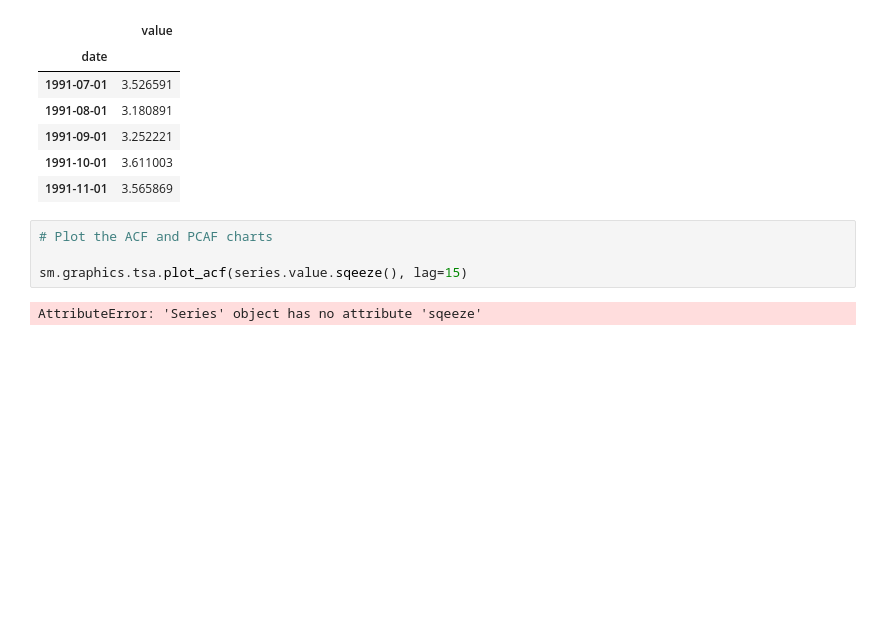
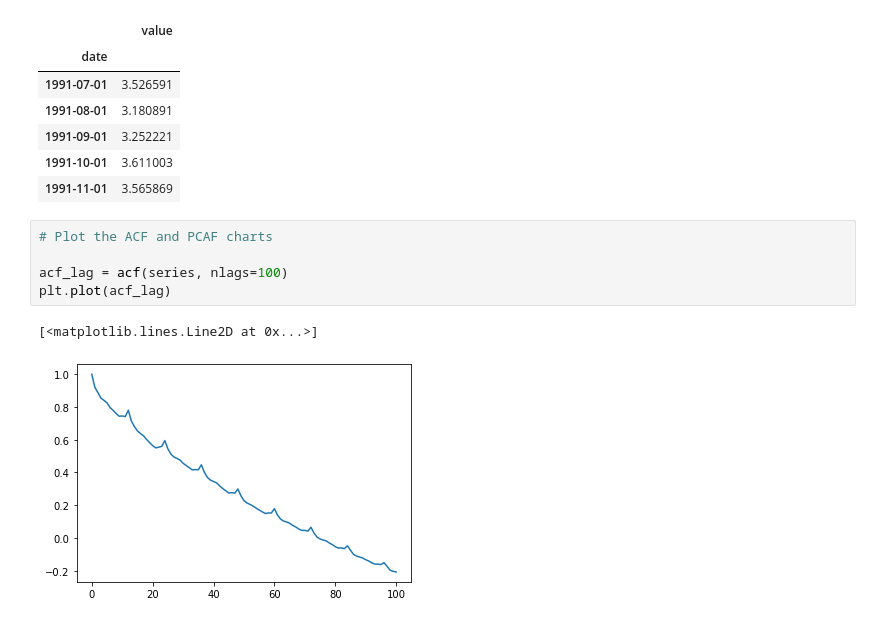
Before and after one commit to dileepsathyan/100daysofcode, a Jupyter notebook: day_51.ipynb, the cells around one changed output. Cells and saved outputs as stored; diff of their text form; blank space fills up the shorter version.

```diff
--- a/day_51.ipynb
+++ b/day_51.ipynb
@@ -53,6 +60,8 @@ series.head()
 # %%
 # Plot the ACF and PCAF charts
 
-sm.graphics.tsa.plot_acf(series.value.sqeeze(), lag=15)
+acf_lag = acf(series, nlags=100)
+plt.plot(acf_lag)
 # %% [output]
-AttributeError: 'Series' object has no attribute 'sqeeze'
+[<matplotlib.lines.Line2D at 0x...>]
+[figure, added]
```
Also changed, not shown: parts of 2 cells of this notebook.
